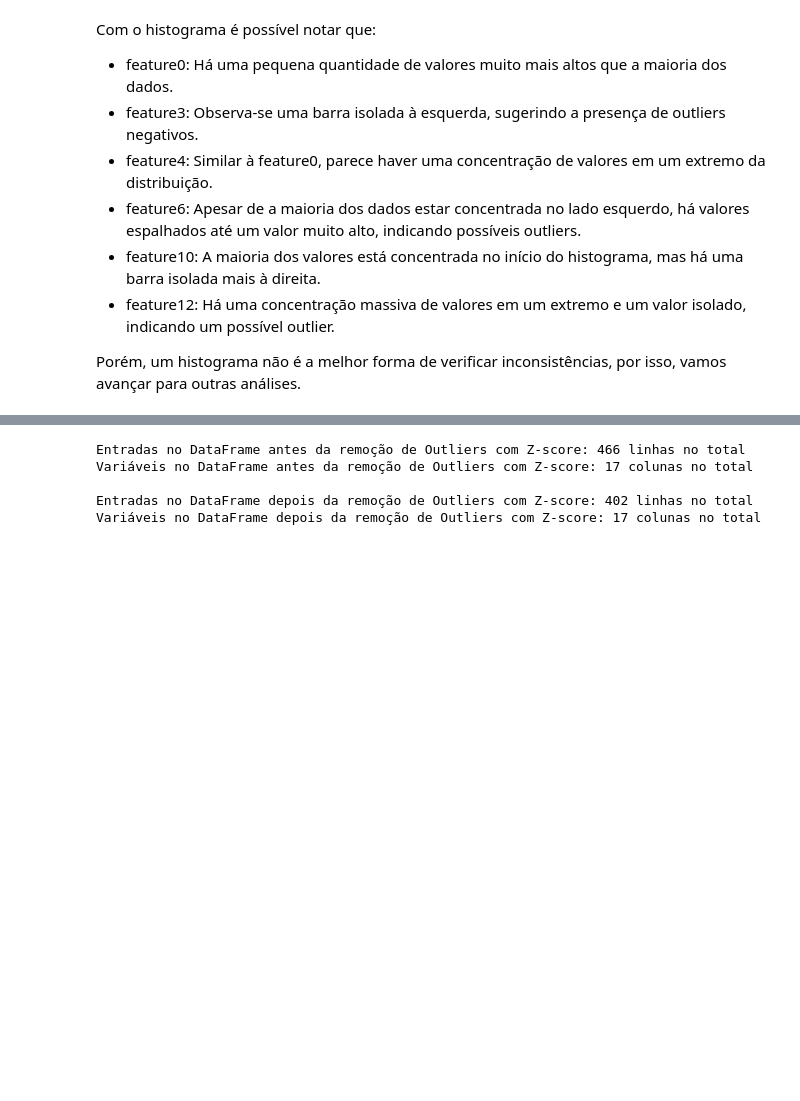
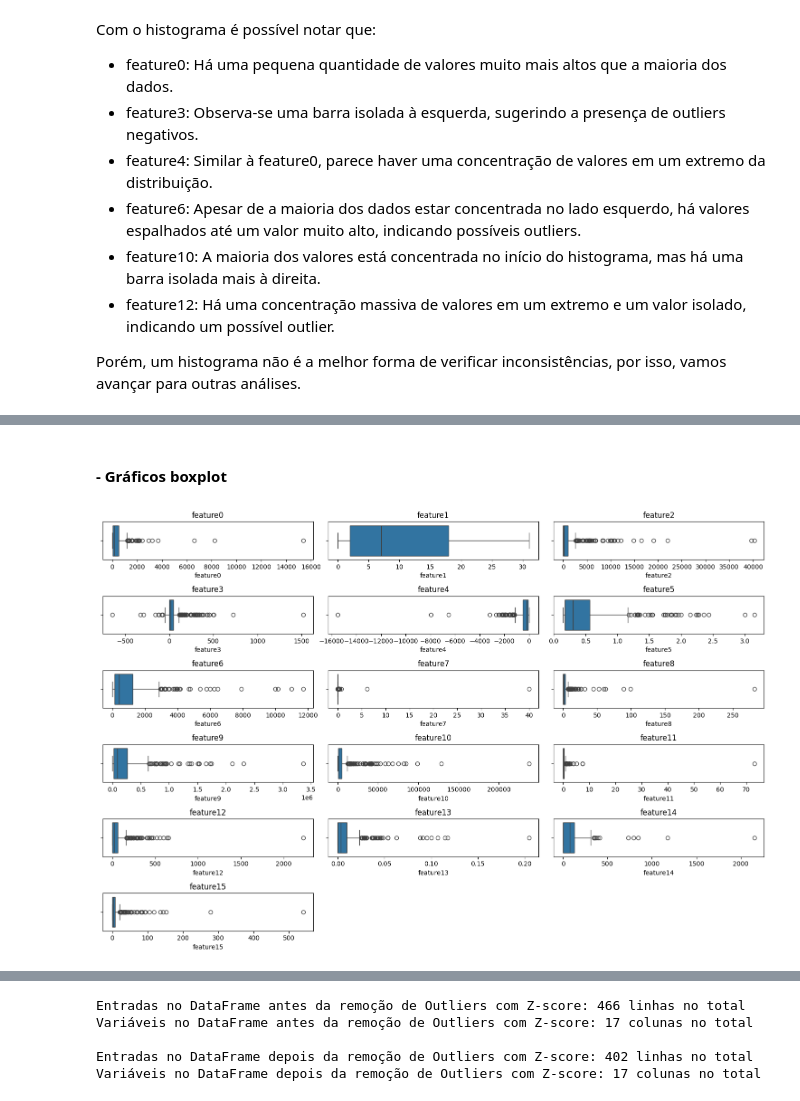
Before and after one commit to vivianerenizia/pattern-recognition, a Jupyter notebook: pattern_recognition.ipynb, the cells around one changed output, grey strips where cells are left out. Cells and saved outputs as stored; diff of their text form; code cells hidden in the pictures; blank space fills up the shorter version.

```diff
--- a/pattern_recognition.ipynb
+++ b/pattern_recognition.ipynb
@@ -161,0 +205,23 @@ Esses valores estão tão distantes da média padrão que são considerados esta
+# %% [markdown]
+#### - Gráficos boxplot
+# %%
+plt.rcParams["figure.figsize"] = (15, 10)
+
+features = df.columns.drop(['target'])
+n_features = len(features)
+
+n_rows = math.ceil(n_features / 3)
+fig, axes = plt.subplots(nrows=n_rows, ncols=3)
+
+for i, col in enumerate(features):
+    ax = axes[i//3, i%3]
+    sns.boxplot(x=df[col], ax=ax)
+    ax.set_title(col)
+
+for j in range(n_features, n_rows * 3):
+    axes.flatten()[j].set_axis_off()
+
+plt.tight_layout()
+plt.show()
+# %% [output]
+[figure, added]
```
Also changed, not shown: parts of 17 cells of this notebook.
